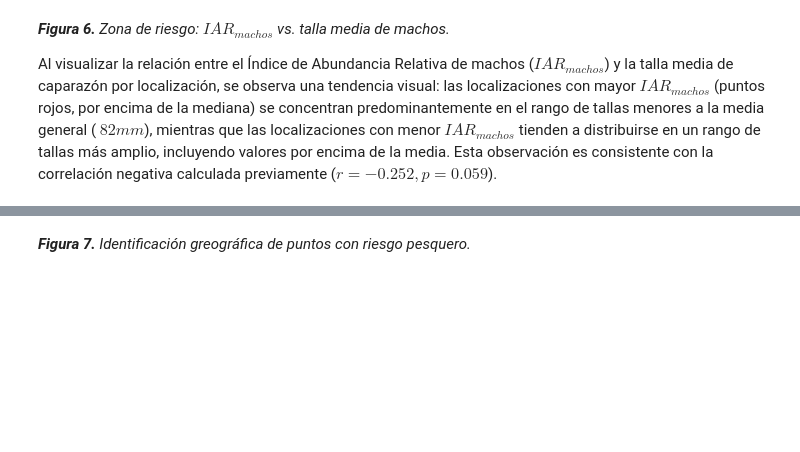
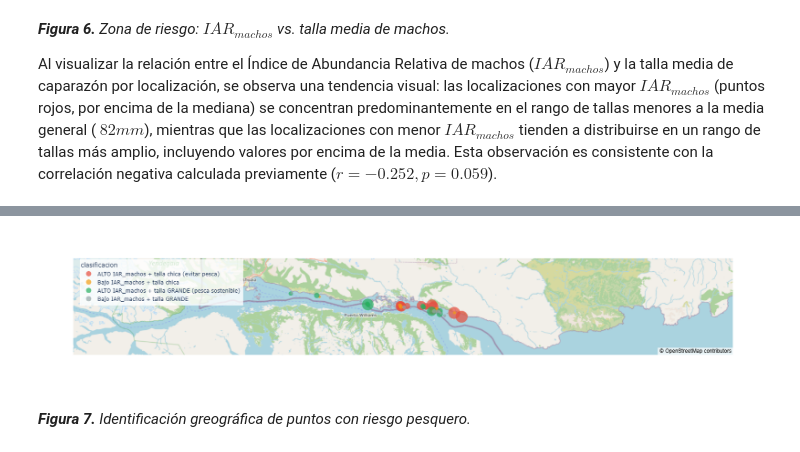
Before and after one commit to Mariano-ds/centollas2026, a Jupyter notebook: trabajo_comun/entregas/trabajo_comun_tp2.ipynb, the cells around one changed output, grey strips where cells are left out. Saved outputs shown, nothing was run; the diff lists cells and outputs as text; code cells hidden in the pictures; blank space fills up the shorter version.

```diff
--- a/trabajo_comun/entregas/trabajo_comun_tp2.ipynb
+++ b/trabajo_comun/entregas/trabajo_comun_tp2.ipynb
@@ -1307,7 +1297,7 @@ plt.show()
 # Calculo por evento usando el mismo esfuerzo total, pero contando solo machos
 iar_data_machos = []
 for (loc, fecha, tipo), group in df_machos.groupby(
-    ['localizacion', 'fecha', 'tipo'], observed=False
+    ['localizacion', 'fecha', 'tipo'], observed=True
 ):
   num_capturas = len(group)
   num_trampas_evento = group['num_trampas'].iloc[0]
@@ -1452,11 +1442,10 @@ mapa_clasificacion = coords_por_loc.merge(
 # %%
 colores_categoria = {
     'ALTO IAR_machos + talla chica (evitar pesca)': '#E74C3C',
-    'ALTO IAR_machos + talla grande (pesca sostenible)': '#27AE60',
+    'ALTO IAR_machos + talla GRANDE (pesca sostenible)': '#27AE60',
     'Bajo IAR_machos + talla chica': '#F39C12',
-    'Bajo IAR_machos + talla grande': '#95A5A6'
+    'Bajo IAR_machos + talla GRANDE': '#95A5A6'
 }
-
 fig_mapa_clasif = px.scatter_map(
     mapa_clasificacion,
     lat="latitud",
@@ -1486,2 +1474,3 @@ fig_mapa_clasif.show()
+[figure, added]
 # %% [markdown]
 ***Figura 7.** Identificación greográfica de puntos con riesgo pesquero.*
```
Also changed, not shown: parts of 21 cells of this notebook, 1 other file.
